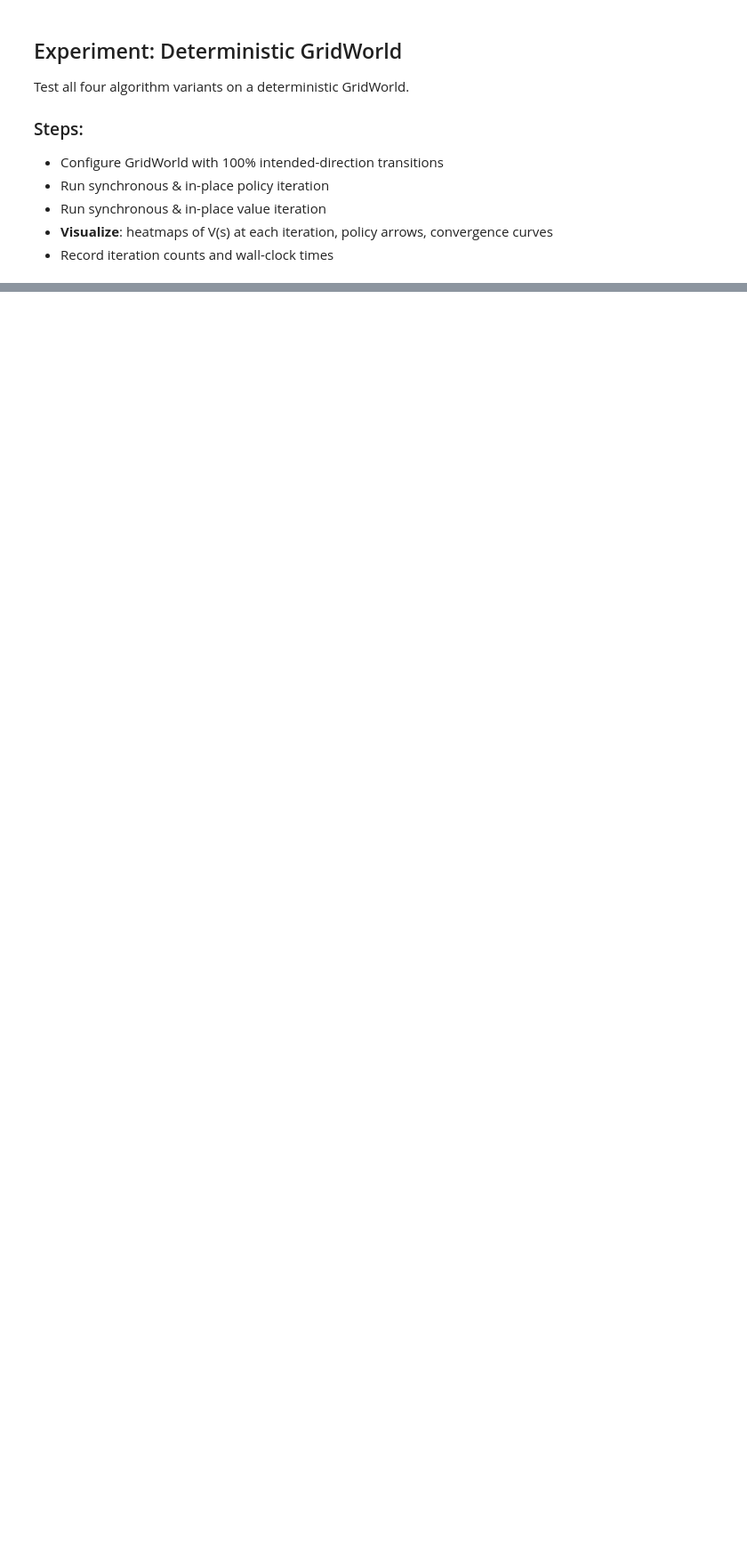
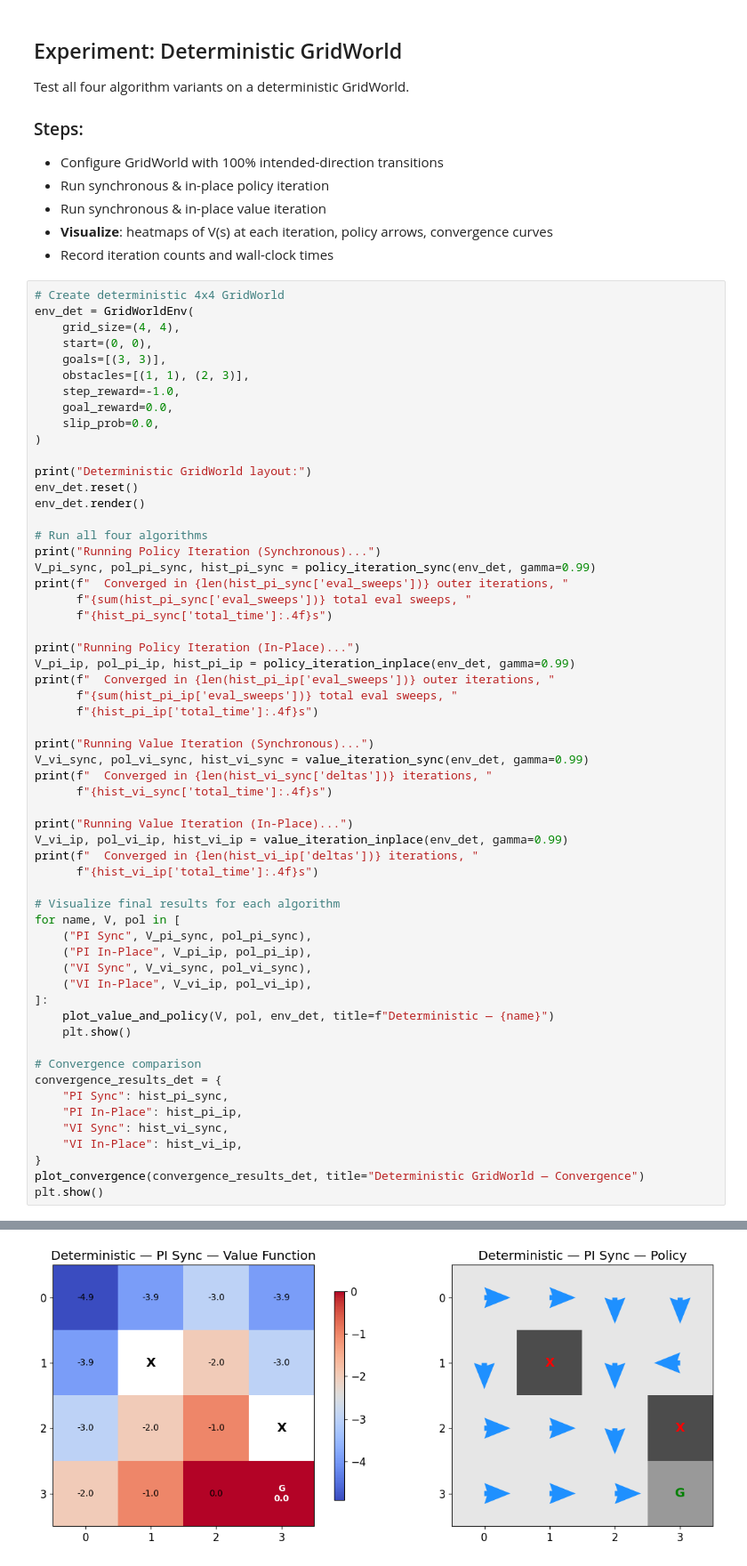
Before and after one commit to cooper-rm/rl-dynamic-programming, a Jupyter notebook: lab2_dynamic_programming.ipynb, the cells around one changed output, grey strips where cells are left out. Shown at 89% size. Saved outputs shown, nothing was run; the diff lists cells and outputs as text; blank space fills up the shorter version.

Commit message:
Implement value iteration and deterministic/stochastic experiments
Co-Authored-By: Claude Opus 4.6 (1M context) <noreply@anthropic.com>

```diff
--- a/lab2_dynamic_programming.ipynb
+++ b/lab2_dynamic_programming.ipynb
@@ -572,3 +670,62 @@ Test all four algorithm variants on a deterministic GridWorld.
 - Run synchronous & in-place value iteration
 - **Visualize**: heatmaps of V(s) at each iteration, policy arrows, convergence curves
 - Record iteration counts and wall-clock times
+# %%
+# Create deterministic 4x4 GridWorld
+env_det = GridWorldEnv(
+    grid_size=(4, 4),
+    start=(0, 0),
+    goals=[(3, 3)],
+    obstacles=[(1, 1), (2, 3)],
+    step_reward=-1.0,
+    goal_reward=0.0,
+    slip_prob=0.0,
+)
+
+print("Deterministic GridWorld layout:")
+env_det.reset()
+env_det.render()
+
+# Run all four algorithms
+print("Running Policy Iteration (Synchronous)...")
+V_pi_sync, pol_pi_sync, hist_pi_sync = policy_iteration_sync(env_det, gamma=0.99)
+print(f"  Converged in {len(hist_pi_sync['eval_sweeps'])} outer iterations, "
+      f"{sum(hist_pi_sync['eval_sweeps'])} total eval sweeps, "
+      f"{hist_pi_sync['total_time']:.4f}s")
+
+print("Running Policy Iteration (In-Place)...")
+V_pi_ip, pol_pi_ip, hist_pi_ip = policy_iteration_inplace(env_det, gamma=0.99)
+print(f"  Converged in {len(hist_pi_ip['eval_sweeps'])} outer iterations, "
+      f"{sum(hist_pi_ip['eval_sweeps'])} total eval sweeps, "
+      f"{hist_pi_ip['total_time']:.4f}s")
+
+print("Running Value Iteration (Synchronous)...")
+V_vi_sync, pol_vi_sync, hist_vi_sync = value_iteration_sync(env_det, gamma=0.99)
+print(f"  Converged in {len(hist_vi_sync['deltas'])} iterations, "
+      f"{hist_vi_sync['total_time']:.4f}s")
+
+print("Running Value Iteration (In-Place)...")
+V_vi_ip, pol_vi_ip, hist_vi_ip = value_iteration_inplace(env_det, gamma=0.99)
+print(f"  Converged in {len(hist_vi_ip['deltas'])} iterations, "
+      f"{hist_vi_ip['total_time']:.4f}s")
+
+# Visualize final results for each algorithm
+for name, V, pol in [
+    ("PI Sync", V_pi_sync, pol_pi_sync),
+    ("PI In-Place", V_pi_ip, pol_pi_ip),
+    ("VI Sync", V_vi_sync, pol_vi_sync),
+    ("VI In-Place", V_vi_ip, pol_vi_ip),
+]:
+    plot_value_and_policy(V, pol, env_det, title=f"Deterministic — {name}")
+    plt.show()
+
+# Convergence comparison
+convergence_results_det = {
+    "PI Sync": hist_pi_sync,
+    "PI In-Place": hist_pi_ip,
+    "VI Sync": hist_vi_sync,
+    "VI In-Place": hist_vi_ip,
+}
+plot_convergence(convergence_results_det, title="Deterministic GridWorld — Convergence")
+plt.show()
+# %% [output]
@@ -574,0 +746 @@ Test all four algorithm variants on a deterministic GridWorld.
+[figure, added]
```
Also changed, not shown: parts of 4 cells of this notebook.
